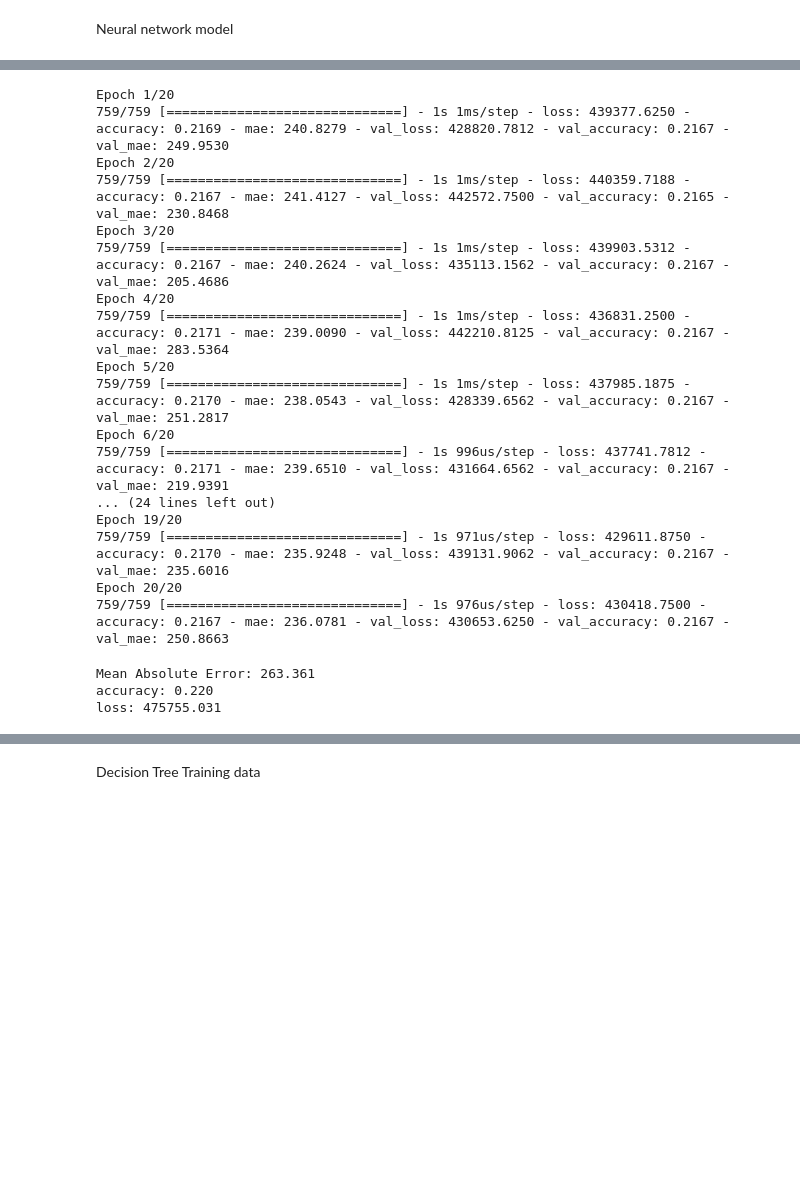
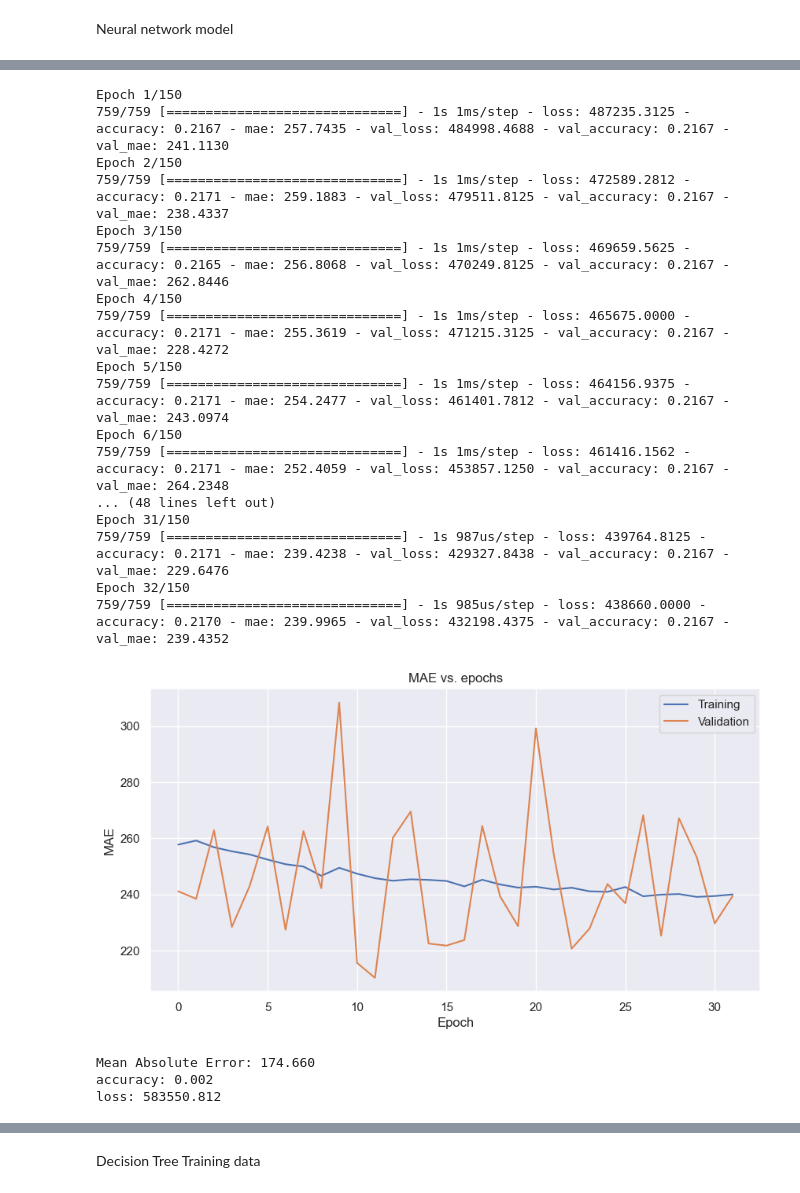
Before and after one commit to akhileshappala/Masters-Datamining-project, a Jupyter notebook: combined data set/combined-fire-area-prediction-without region.ipynb, the cells around one changed output, grey strips where cells are left out. Drawn from its saved outputs; the diff is of its cells as text; code cells hidden in the pictures; blank space fills up the shorter version.

```diff
--- a/combined data set/combined-fire-area-prediction-without region.ipynb
+++ b/combined data set/combined-fire-area-prediction-without region.ipynb
@@ -359,7 +357,7 @@ model.compile(
 history = model.fit(
     X_train,
     y_train,
-    epochs=20,
+    epochs=150,
     validation_split=0.15,
     callbacks=[tf.keras.callbacks.EarlyStopping(
         monitor='val_mae',
@@ -369,32 +367,47 @@ history = model.fit(
     )]
 )
 # %% [output]
-Epoch 1/20
-759/759 [==============================] - 1s 1ms/step - loss: 439377.6250 - accuracy: 0.2169 - mae: 240.8279 - val_loss: 428820.7812 - val_accuracy: 0.2167 - val_mae: 249.9530
-Epoch 2/20
-759/759 [==============================] - 1s 1ms/step - loss: 440359.7188 - accuracy: 0.2167 - mae: 241.4127 - val_loss: 442572.7500 - val_accuracy: 0.2165 - val_mae: 230.8468
-Epoch 3/20
-759/759 [==============================] - 1s 1ms/step - loss: 439903.5312 - accuracy: 0.2167 - mae: 240.2624 - val_loss: 435113.1562 - val_accuracy: 0.2167 - val_mae: 205.4686
-Epoch 4/20
-759/759 [==============================] - 1s 1ms/step - loss: 436831.2500 - accuracy: 0.2171 - mae: 239.0090 - val_loss: 442210.8125 - val_accuracy: 0.2167 - val_mae: 283.5364
-Epoch 5/20
-759/759 [==============================] - 1s 1ms/step - loss: 437985.1875 - accuracy: 0.2170 - mae: 238.0543 - val_loss: 428339.6562 - val_accuracy: 0.2167 - val_mae: 251.2817
-Epoch 6/20
-759/759 [==============================] - 1s 996us/step - loss: 437741.7812 - accuracy: 0.2171 - mae: 239.6510 - val_loss: 431664.6562 - val_accuracy: 0.2167 - val_mae: 219.9391
-... (24 lines left out)
-Epoch 19/20
-759/759 [==============================] - 1s 971us/step - loss: 429611.8750 - accuracy: 0.2170 - mae: 235.9248 - val_loss: 439131.9062 - val_accuracy: 0.2167 - val_mae: 235.6016
-Epoch 20/20
-759/759 [==============================] - 1s 976us/step - loss: 430418.7500 - accuracy: 0.2167 - mae: 236.0781 - val_loss: 430653.6250 - val_accuracy: 0.2167 - val_mae: 250.8663
+Epoch 1/150
+759/759 [==============================] - 1s 1ms/step - loss: 487235.3125 - accuracy: 0.2167 - mae: 257.7435 - val_loss: 484998.4688 - val_accuracy: 0.2167 - val_mae: 241.1130
+Epoch 2/150
+759/759 [==============================] - 1s 1ms/step - loss: 472589.2812 - accuracy: 0.2171 - mae: 259.1883 - val_loss: 479511.8125 - val_accuracy: 0.2167 - val_mae: 238.4337
+Epoch 3/150
+759/759 [==============================] - 1s 1ms/step - loss: 469659.5625 - accuracy: 0.2165 - mae: 256.8068 - val_loss: 470249.8125 - val_accuracy: 0.2167 - val_mae: 262.8446
+Epoch 4/150
+759/759 [==============================] - 1s 1ms/step - loss: 465675.0000 - accuracy: 0.2171 - mae: 255.3619 - val_loss: 471215.3125 - val_accuracy: 0.2167 - val_mae: 228.4272
+Epoch 5/150
+759/759 [==============================] - 1s 1ms/step - loss: 464156.9375 - accuracy: 0.2171 - mae: 254.2477 - val_loss: 461401.7812 - val_accuracy: 0.2167 - val_mae: 243.0974
+Epoch 6/150
+759/759 [==============================] - 1s 1ms/step - loss: 461416.1562 - accuracy: 0.2171 - mae: 252.4059 - val_loss: 453857.1250 - val_accuracy: 0.2167 - val_mae: 264.2348
+... (48 lines left out)
+Epoch 31/150
+759/759 [==============================] - 1s 987us/step - loss: 439764.8125 - accuracy: 0.2171 - mae: 239.4238 - val_loss: 429327.8438 - val_accuracy: 0.2167 - val_mae: 229.6476
+Epoch 32/150
+759/759 [==============================] - 1s 985us/step - loss: 438660.0000 - accuracy: 0.2170 - mae: 239.9965 - val_loss: 432198.4375 - val_accuracy: 0.2167 - val_mae: 239.4352
+# %%
+
+historydf = pd.DataFrame(history.history)
+
+#Run this cell to plot the epoch vs loss graph
+plt.figure(figsize=(10, 5))
+plt.plot(historydf['mae'],label='mae')
+plt.plot(historydf['val_mae'],label='val_mae')
+plt.title('MAE vs. epochs')
+plt.ylabel('MAE')
+plt.xlabel('Epoch')
+plt.legend(['Training', 'Validation'], loc='upper right')
+plt.show()
+# %% [output]
+[figure, added]
 # %%
 test_loss, test_acc, test_mae = model.evaluate(x=X_test, y=y_test, verbose=0)
 print('Mean Absolute Error: {acc:0.3f}'.format(acc=test_mae))
 print('accuracy: {acc:0.3f}'.format(acc=test_acc))
 print('loss: {acc:0.3f}'.format(acc=test_loss))
 # %% [output]
-Mean Absolute Error: 263.361
-accuracy: 0.220
-loss: 475755.031
+Mean Absolute Error: 174.660
+accuracy: 0.002
+loss: 583550.812
 # %%
 print(f"Average Fire Size: {df.fire_size.mean()}")
 print(f"Standard Deviation of Fire Size: {df.fire_size.std()}")
```
Also changed, not shown: parts of 26 cells of this notebook.
